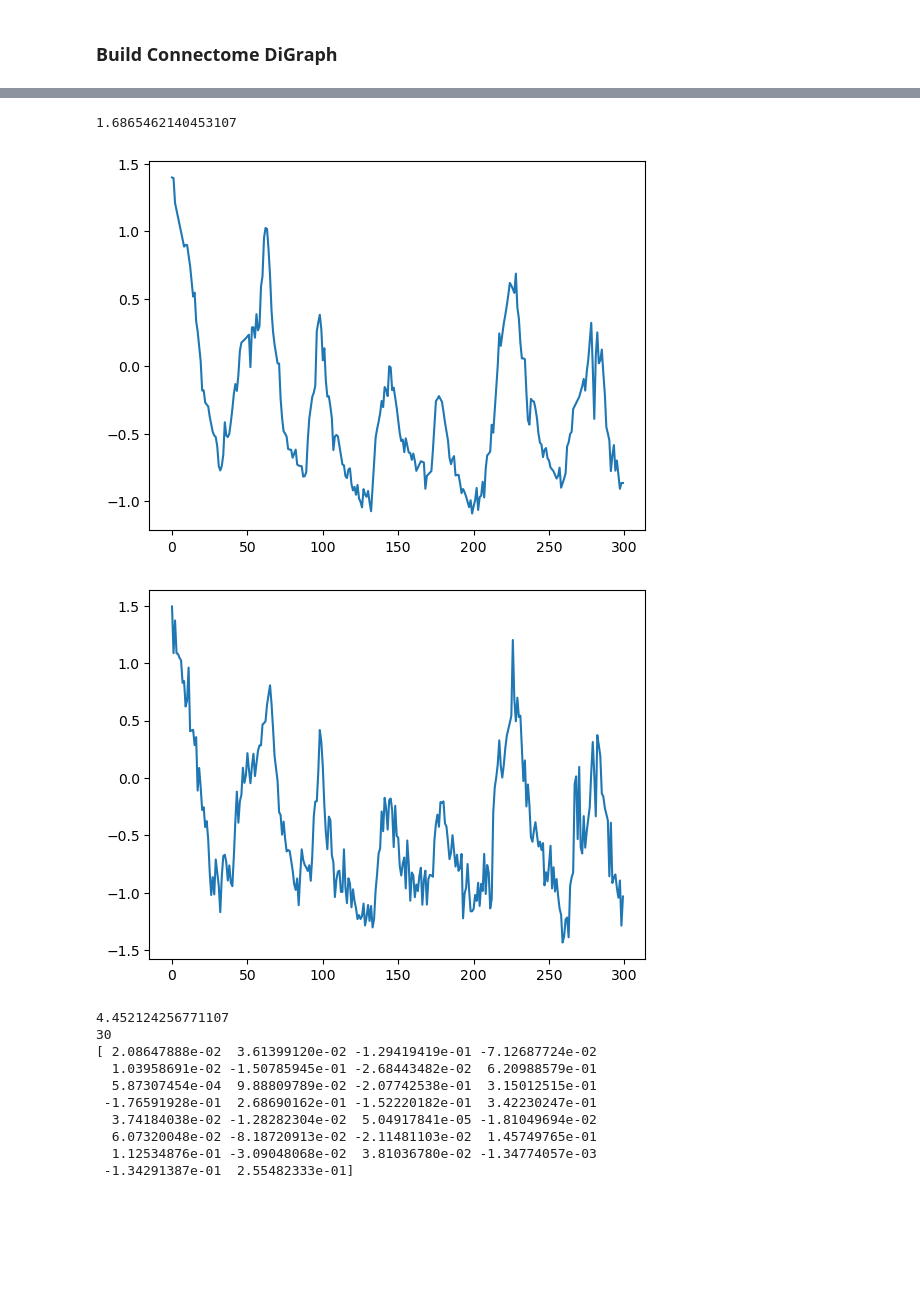
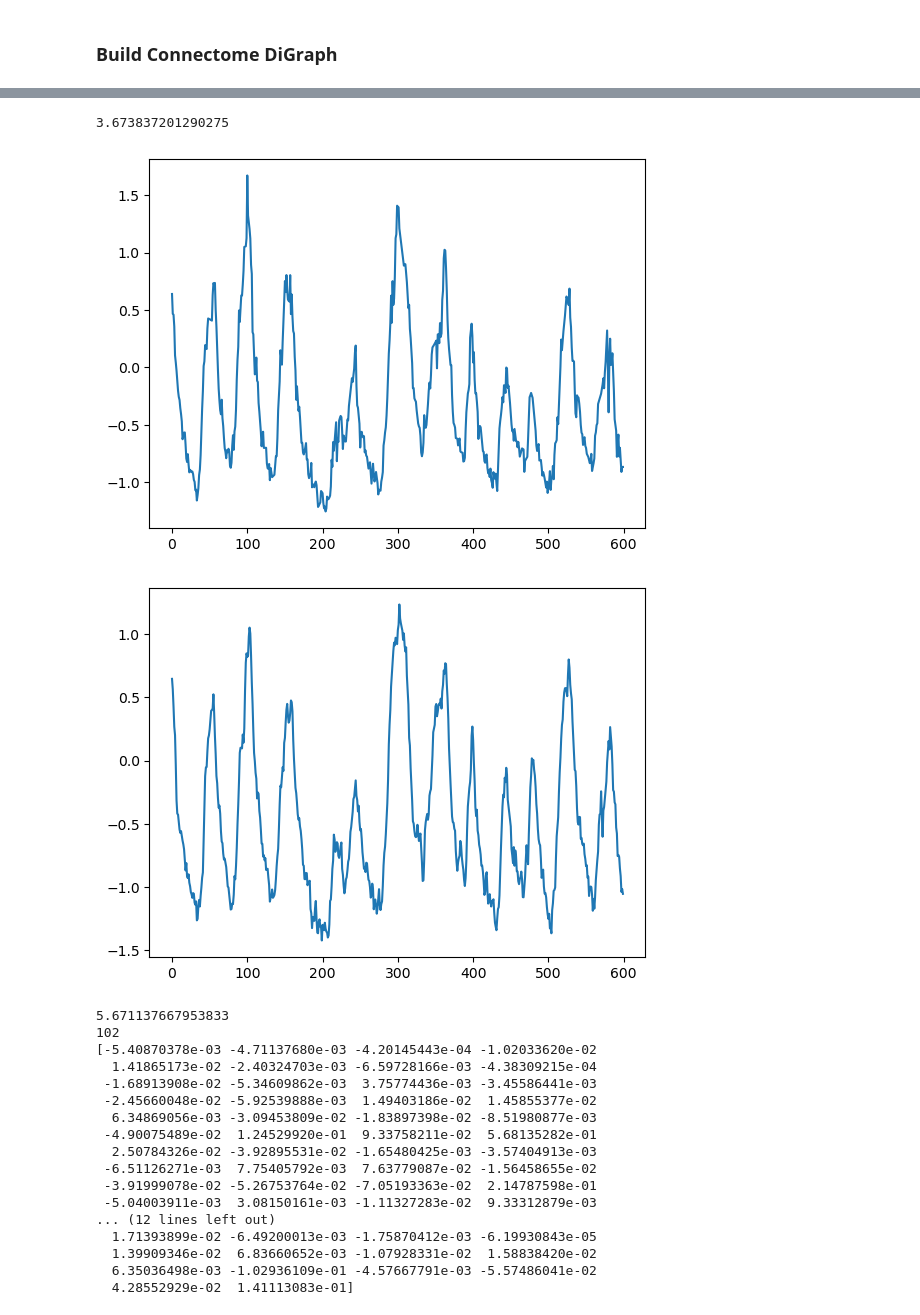
Before and after one commit to ironak/worms, a Jupyter notebook: sandy3.ipynb, the cells around one changed output, grey strips where cells are left out. Cells and saved outputs as stored; diff of their text form; code cells hidden in the pictures; blank space fills up the shorter version.

Commit message:
Fixed issue in live simulation, AVAR fitting

```diff
--- a/sandy3.ipynb
+++ b/sandy3.ipynb
@@ -93,7 +112,7 @@ def calculate_c(neuron, trace_obj, window_start=0, window_width=None, connectome
     # relevant_count x w_rr x 1 x (w_sr+1) (about 3000) is the number of entries in C
     relevant_sliding_window = np.squeeze(sliding_window_view(traces[relevant_mask,max(w_sr-w_rr,0):], (relevant_count, w_rr), writeable=False), axis=0)
     self_sliding_window = np.squeeze(sliding_window_view(traces[self_index:self_index+1,max(w_rr-w_sr,0):], (1, w_sr), writeable=False), axis=0)
-    self_sliding_window = np.concatenate((np.ones((num_windows, 1, 1)), self_sliding_window), axis=2)
+    self_sliding_window = np.concatenate((self_sliding_window, np.ones((num_windows, 1, 1))), axis=2)
     A = contract("tij,tkl->tijkl", relevant_sliding_window, self_sliding_window).reshape(num_windows, relevant_count * w_rr * (w_sr + 1))
     A = A[:-1,:] # can't predict outside of observation window
 
@@ -110,6 +129,3 @@ def calculate_c(neuron, trace_obj, window_start=0, window_width=None, connectome
     print(np.linalg.norm(observation - A @ c))
 
     return c
-# %%
-trace_obj = TraceObject('datasets/fake_test_data/fake_traces.json')
-print(calculate_c('N1', trace_obj, connectome=fake_connectome).shape)
@@ -121,3 +131,0 @@ print(calculate_c('N1', trace_obj, connectome=fake_connectome).shape)
-# %%
-trace_obj = TraceObject('datasets/wormwideweb/2022-08-02-01.json')
-print(calculate_c('SAADR', trace_obj).shape)
@@ -129,26 +132,27 @@ print(calculate_c('SAADR', trace_obj).shape)
 # %%
 def live_simulation(c, neuron, trace_obj, start=w_rr, runtime=None, connectome=CONNECTOME):
-    if runtime == None:
-        runtime = trace_obj.traces.shape[1] - start
+    trace_len = trace_obj.traces.shape[1]
+    if runtime == None or start + runtime > trace_len:
+        runtime = trace_len - start
 
-    predicted_trace = []
     relevant_mask = get_relevant_mask(neuron, trace_obj, connectome)
     relevant_count = np.count_nonzero(relevant_mask)
     self_index = trace_obj.get_index(neuron)
+    temp_traces = np.copy(trace_obj.traces) # we will overwrite the self_index row with our predicted values
 
     C = c.reshape((relevant_count,w_rr,1,w_sr+1))
 
     for t in range(start,start+runtime):
-        relevant_history = trace_obj.traces[relevant_mask,t-w_rr:t]
-        self_history = trace_obj.traces[self_index:self_index+1,t-w_sr:t]
-        augmented_self_history = np.concatenate((np.ones((1,1)), self_history), axis=1)
-        predicted_trace.append(contract("ij,ijkl,kl", relevant_history, C, augmented_self_history))
+        relevant_history = temp_traces[relevant_mask,t-w_rr:t]
+        self_history = temp_traces[self_index:self_index+1,t-w_sr:t]
+        augmented_self_history = np.concatenate((self_history, np.ones((1,1))), axis=1)
+        temp_traces[self_index, t] = contract("ij,ijkl,kl", relevant_history, C, augmented_self_history)
 
-    observation = np.array(trace_obj.traces[self_index,start:start+runtime])
+    observation = trace_obj.traces[self_index,start:start+runtime]
     plt.plot(np.arange(runtime), observation)
     plt.show()
 
-    prediction = np.array(predicted_trace)
+    prediction = temp_traces[self_index,start:start+runtime]
     plt.plot(np.arange(runtime), prediction)
     plt.show()
 
@@ -175,8 +179,8 @@ if self_index == -1:
 plot_acf(trace_obj.traces[self_index,:], lags=1000)
 plt.show()
 
-c = calculate_c(neuron, trace_obj, 0, 100)
-live_simulation(c, neuron, trace_obj, 1300)
+c = calculate_c(neuron, trace_obj, 0, 730)
+live_simulation(c, neuron, trace_obj, 1000)
 
 print(len(c))
 print(c)
@@ -187,13 +191,20 @@ print(c)
-1.6865462140453107
+3.673837201290275
-[figure, old version]
+[figure, new version]
-[figure, old version]
+[figure, new version]
-4.452124256771107
-30
-[ 2.08647888e-02  3.61399120e-02 -1.29419419e-01 -7.12687724e-02
-  1.03958691e-02 -1.50785945e-01 -2.68443482e-02  6.20988579e-01
-  5.87307454e-04  9.88809789e-02 -2.07742538e-01  3.15012515e-01
- -1.76591928e-01  2.68690162e-01 -1.52220182e-01  3.42230247e-01
-  3.74184038e-02 -1.28282304e-02  5.04917841e-05 -1.81049694e-02
-  6.07320048e-02 -8.18720913e-02 -2.11481103e-02  1.45749765e-01
-  1.12534876e-01 -3.09048068e-02  3.81036780e-02 -1.34774057e-03
- -1.34291387e-01  2.55482333e-01]
+5.671137667953833
+102
+[-5.40870378e-03 -4.71137680e-03 -4.20145443e-04 -1.02033620e-02
+  1.41865173e-02 -2.40324703e-03 -6.59728166e-03 -4.38309215e-04
+ -1.68913908e-02 -5.34609862e-03  3.75774436e-03 -3.45586441e-03
+ -2.45660048e-02 -5.92539888e-03  1.49403186e-02  1.45855377e-02
+  6.34869056e-03 -3.09453809e-02 -1.83897398e-02 -8.51980877e-03
+ -4.90075489e-02  1.24529920e-01  9.33758211e-02  5.68135282e-01
+  2.50784326e-02 -3.92895531e-02 -1.65480425e-03 -3.57404913e-03
+ -6.51126271e-03  7.75405792e-03  7.63779087e-02 -1.56458655e-02
+ -3.91999078e-02 -5.26753764e-02 -7.05193363e-02  2.14787598e-01
+ -5.04003911e-03  3.08150161e-03 -1.11327283e-02  9.33312879e-03
+... (12 lines left out)
+  1.71393899e-02 -6.49200013e-03 -1.75870412e-03 -6.19930843e-05
+  1.39909346e-02  6.83660652e-03 -1.07928331e-02  1.58838420e-02
+  6.35036498e-03 -1.02936109e-01 -4.57667791e-03 -5.57486041e-02
+  4.28552929e-02  1.41113083e-01]
```
Also changed, not shown: parts of 12 cells of this notebook, 2 other files.
